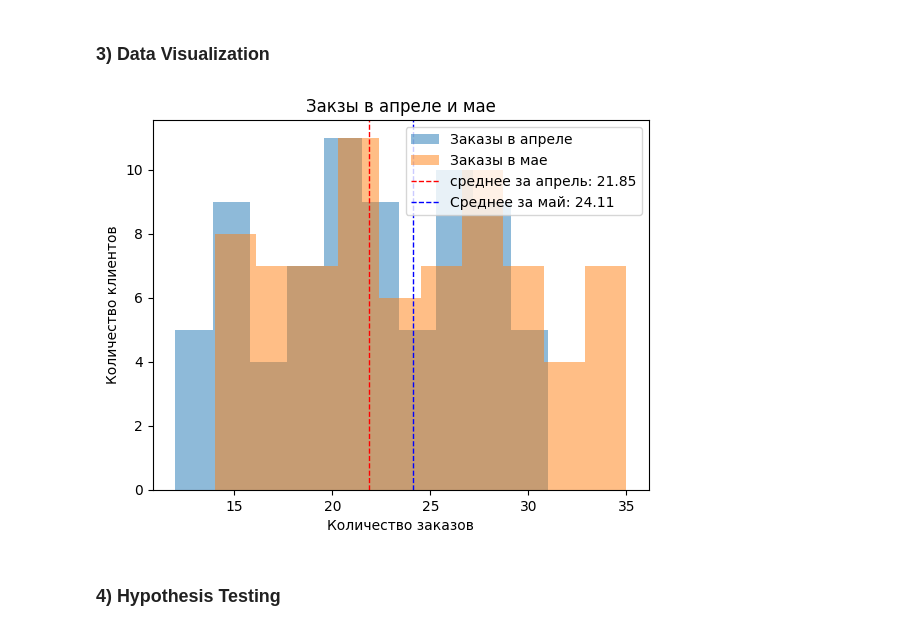
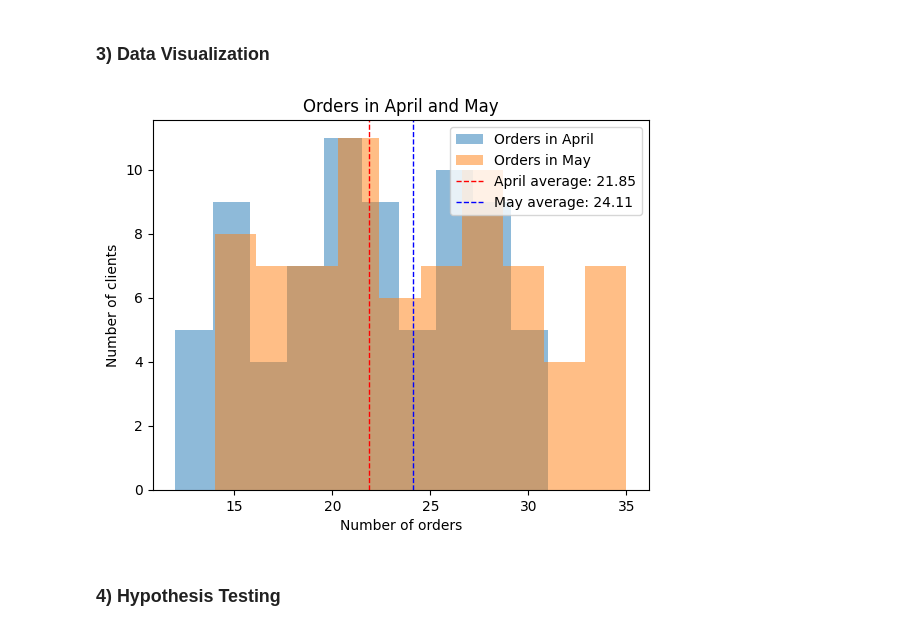
Before and after one commit to dkalenov/Courier-company-analysis.-New-feature-s-A-B-test-Sales-Staff, a Jupyter notebook: Courier_company_analysis.ipynb, the cells around one changed output. Drawn from its saved outputs; the diff is of its cells as text; code cells hidden in the pictures.

```diff
--- a/Courier_company_analysis.ipynb
+++ b/Courier_company_analysis.ipynb
@@ -317,24 +317,24 @@ The average number of orders in April is 21.85, in May - 24.10; standard deviati
 # %%
 import matplotlib.pyplot as plt
 
-# Построение гистограмм
-plt.hist(orders['orders_april'], bins=10, alpha=0.5, label='Заказы в апреле')
-plt.hist(orders['orders_may'], bins=10, alpha=0.5, label='Заказы в мае')
+# Constructing histograms
+plt.hist(orders['orders_april'], bins=10, alpha=0.5, label='Orders in April')
+plt.hist(orders['orders_may'], bins=10, alpha=0.5, label='Orders in May')
 
-# Расчет и отображение средних значений выборок
+# Calculate and display sample averages
 mean_control = orders['orders_april'].mean()
 mean_test = orders['orders_may'].mean()
-plt.axvline(x=mean_control, color='red', linestyle='dashed', linewidth=1, label='среднее за апрель: {:.2f}'.format(mean_control))
-plt.axvline(x=mean_test, color='blue', linestyle='dashed', linewidth=1, label='Среднее за май: {:.2f}'.format(mean_test))
+plt.axvline(x=mean_control, color='red', linestyle='dashed', linewidth=1, label='April average: {:.2f}'.format(mean_control))
+plt.axvline(x=mean_test, color='blue', linestyle='dashed', linewidth=1, label='May average: {:.2f}'.format(mean_test))
 
-plt.xlabel('Количество заказов')
-plt.ylabel('Количество клиентов')
-plt.title('Закзы в апреле и мае')
+plt.xlabel('Number of orders')
+plt.ylabel('Number of clients')
+plt.title('Orders in April and May')
 plt.legend()
 
 plt.show()
 # %% [output]
-[figure, old version]
+[figure, new version]
 # %% [markdown]
 ### 4) Hypothesis Testing
 # %%
```
Also changed, not shown: parts of 1 cell of this notebook.
